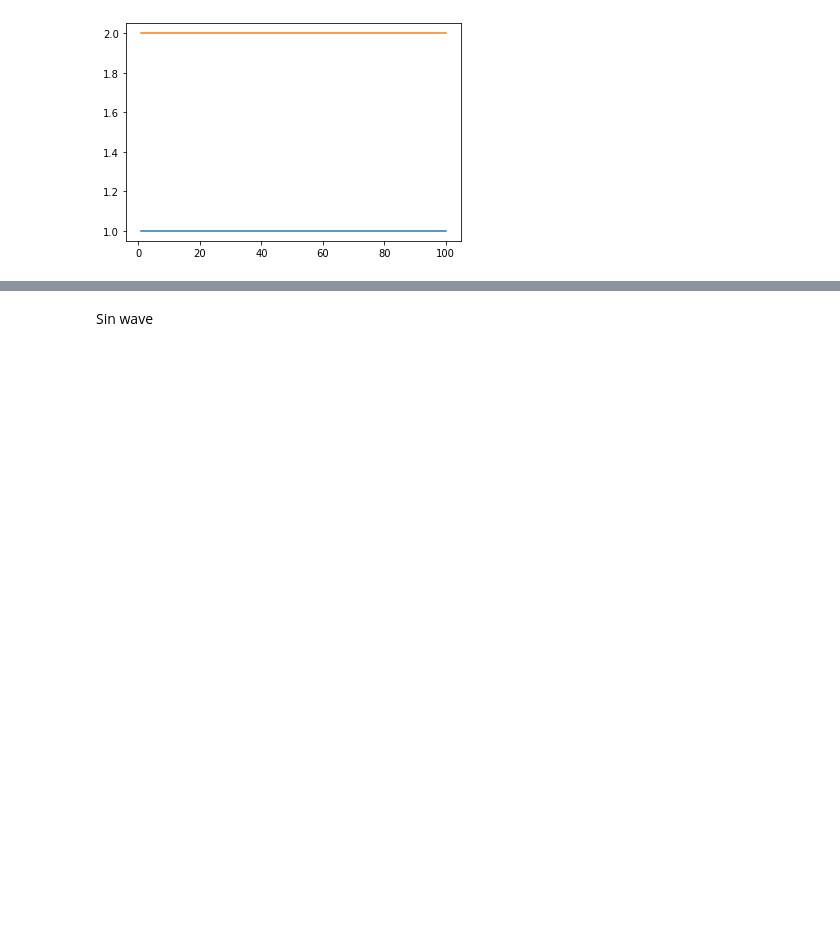
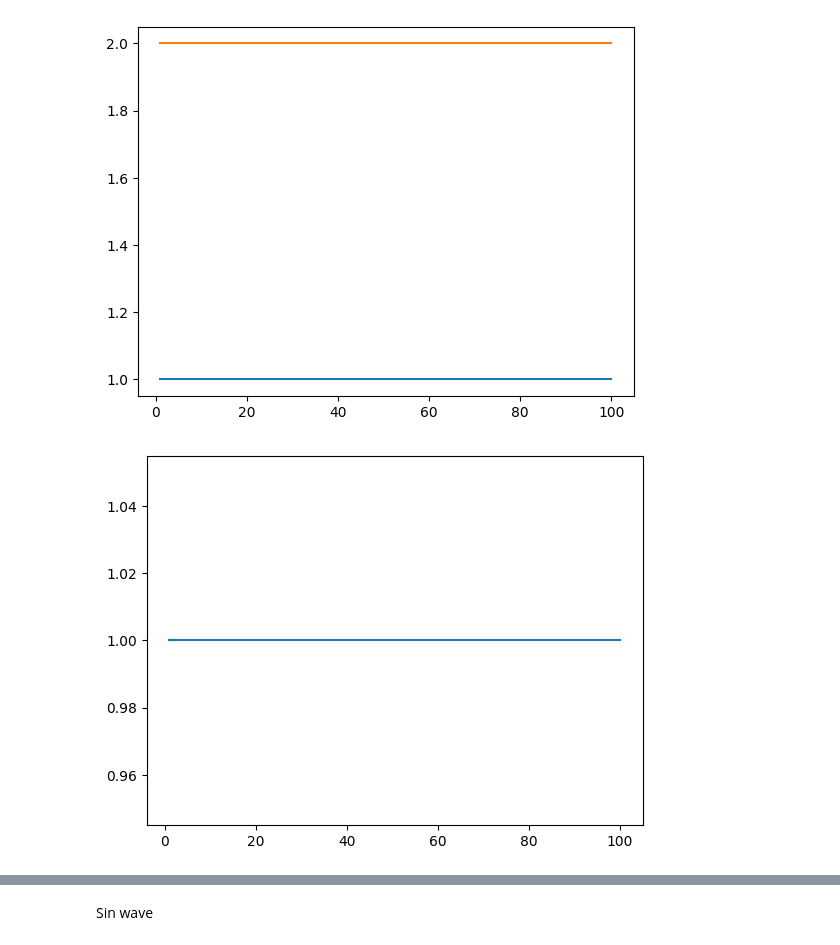
Before and after one commit to martinaoliver/modelling, a Jupyter notebook: 3954/numerical_confocal/code/entropy/fourier_theory/fourier_replicatingpaper.ipynb, the cells around one changed output, grey strips where cells are left out. Saved outputs shown, nothing was run; the diff lists cells and outputs as text; code cells hidden in the pictures; blank space fills up the shorter version.

```diff
--- a/3954/numerical_confocal/code/entropy/fourier_theory/fourier_replicatingpaper.ipynb
+++ b/3954/numerical_confocal/code/entropy/fourier_theory/fourier_replicatingpaper.ipynb
@@ -19,12 +19,15 @@ from numerical.fourierAnalysisFunctions import powerspectrumFunction, entropyFun
 # %%
 #straight line
 U = [np.ones(100), 2*np.ones(100)]
 x= np.linspace(1,100,100)
 plt.plot(x,U[0])
 plt.plot(x,U[1])
 plt.show()
+plt.plot(x,U[0])
+plt.show()
 # %% [output]
-[figure, old version]
+[figure, new version]
+[figure, added]
 # %%
 U=np.round(U, decimals=3)
 
```
Also changed, not shown: parts of 6 cells of this notebook, 4 other files.
